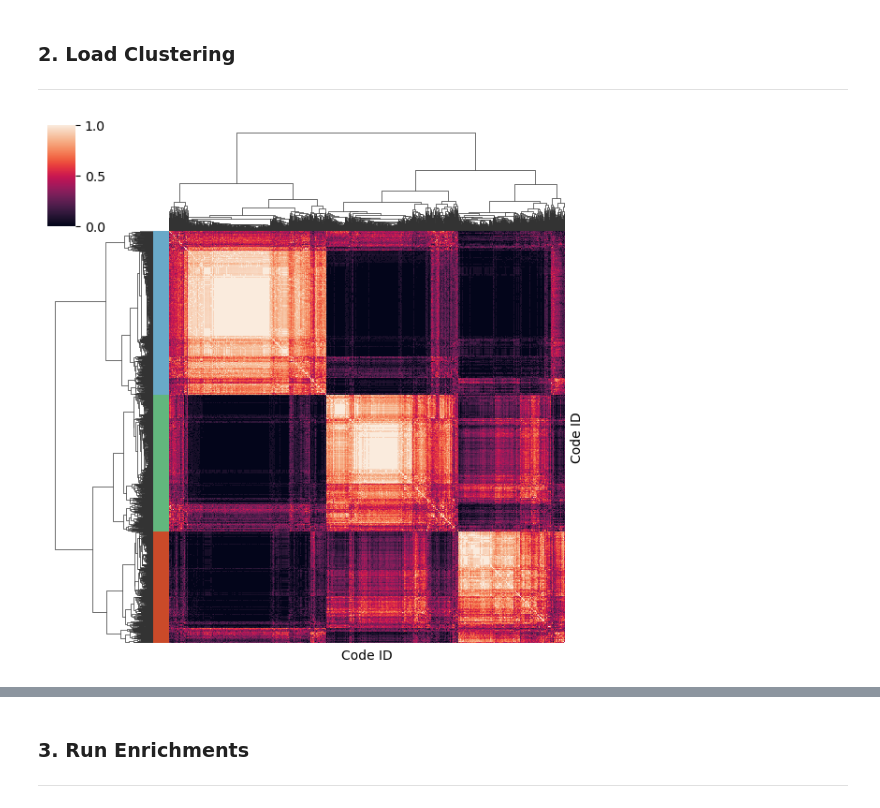
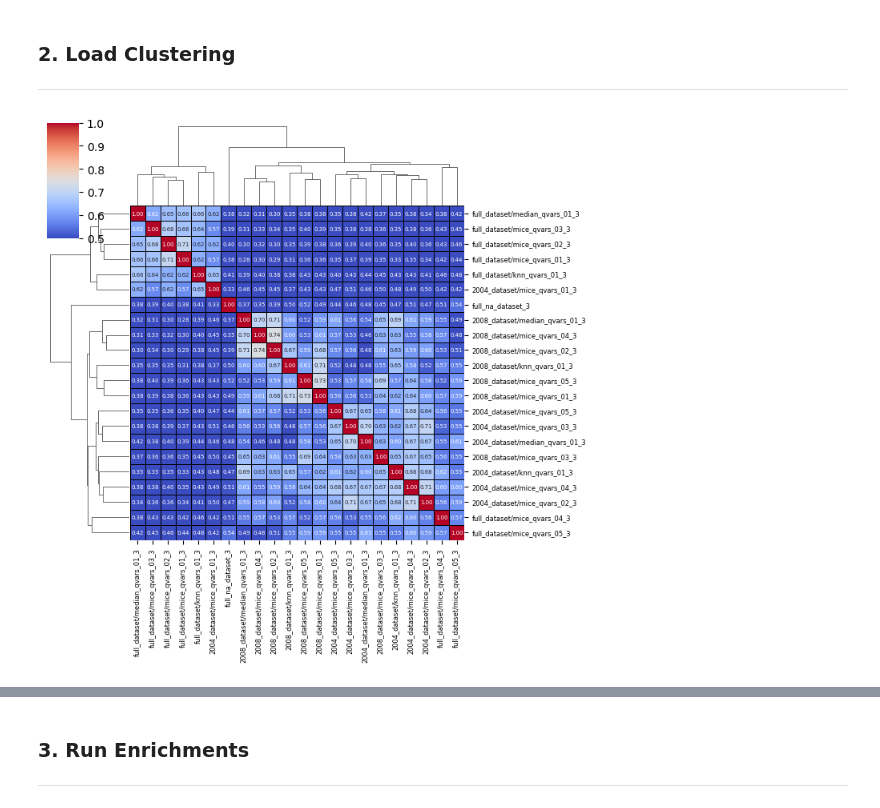
Before and after one commit to shankara-a/amyloidosis_bmc_2023, a Jupyter notebook: 03b_cluster_enrichment_pca.ipynb, the cells around one changed output, grey strips where cells are left out. Saved outputs shown, nothing was run; the diff lists cells and outputs as text; code cells hidden in the pictures.

```diff
--- a/03b_cluster_enrichment_pca.ipynb
+++ b/03b_cluster_enrichment_pca.ipynb
@@ -53 +56,6 @@ meta_df['cluster4'] = meta_df['cluster4'].apply(lambda x: {"3":"Low","4":"Low-In
+# %%
+plot.plot_clustermap(utils.compute_ari(clusters_3_df), vmin=0.5, annot=True, fmt=".2f", annot_kws={"size": 5})
+plt.savefig("figures/adjusted_rand_index_3_heatmap.pdf", dpi=300, bbox_inches="tight")
+# %% [output]
+[figure, added]
 # %%
@@ -73,15 +90,0 @@ meta_df["cluster4_c"] = meta_df["cluster4"].apply(lambda x: cluster_colors[str(x
-# %%
-sns.clustermap(
-    cm_df,
-    row_linkage=row_linkage,
-    col_linkage=col_linkage,
-    xticklabels=[],
-    yticklabels=[],
-    rasterized=True,
-    figsize=(6,6),
-    row_colors=[meta_df["cluster_c"]],
-    )
-
-plt.savefig("figures/ccp_cmatrix.svg", dpi=200, bbox_inches='tight')
-# %% [output]
-[figure, removed]
```
Also changed, not shown: parts of 19 cells of this notebook, 12 other files.
